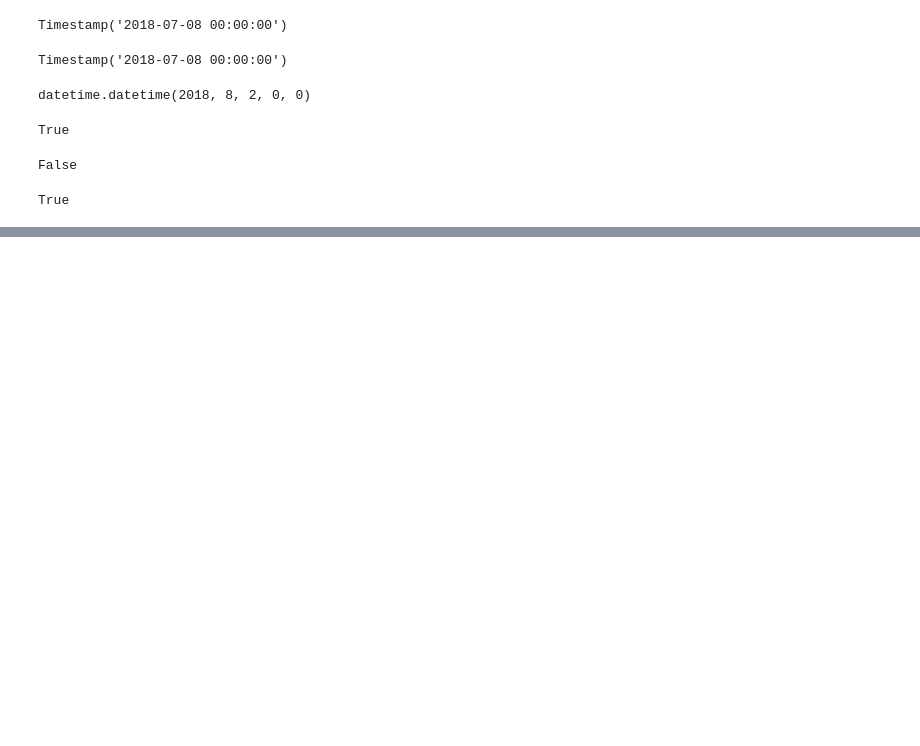
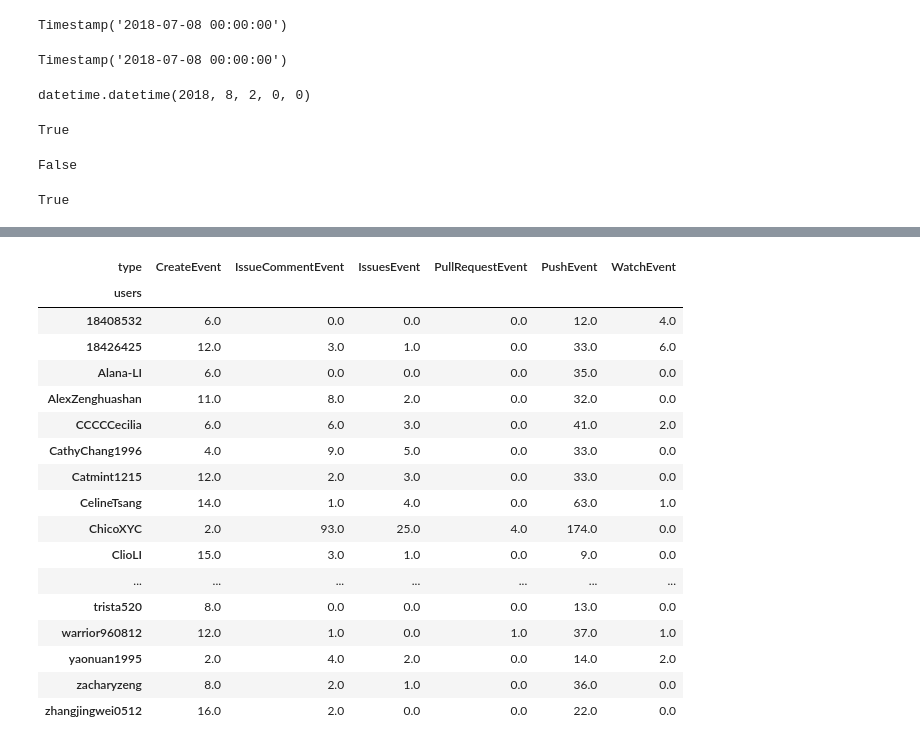
Before and after one commit to hupili/github-activies, a Jupyter notebook: leaderboard.ipynb, the cells around one changed output, grey strips where cells are left out. Cells and saved outputs as stored; diff of their text form; code cells hidden in the pictures; blank space fills up the shorter version.

```diff
--- a/leaderboard.ipynb
+++ b/leaderboard.ipynb
@@ -302,0 +334,2 @@ True
+# %%
+df_details = pd.read_csv('data/user-activity-details.csv')
@@ -302,0 +360,24 @@ True
+# %%
+events = ['CreateEvent', 'IssueCommentEvent', 'IssuesEvent', 'PullRequestEvent', 'PushEvent', 'WatchEvent']
+# %%
+df_details.pivot_table(
+    columns='type', index='users', values='time', aggfunc='count')[events].fillna(0)
+# %% [output]
+| type | CreateEvent | IssueCommentEvent | IssuesEvent | PullRequestEvent | PushEvent | WatchEvent |
+| users |  |  |  |  |  |  |
+| 18408532 | 6.0 | 0.0 | 0.0 | 0.0 | 12.0 | 4.0 |
+| 18426425 | 12.0 | 3.0 | 1.0 | 0.0 | 33.0 | 6.0 |
+| Alana-LI | 6.0 | 0.0 | 0.0 | 0.0 | 35.0 | 0.0 |
+| AlexZenghuashan | 11.0 | 8.0 | 2.0 | 0.0 | 32.0 | 0.0 |
+| CCCCCecilia | 6.0 | 6.0 | 3.0 | 0.0 | 41.0 | 2.0 |
+| CathyChang1996 | 4.0 | 9.0 | 5.0 | 0.0 | 33.0 | 0.0 |
+| Catmint1215 | 12.0 | 2.0 | 3.0 | 0.0 | 33.0 | 0.0 |
+| CelineTsang | 14.0 | 1.0 | 4.0 | 0.0 | 63.0 | 1.0 |
+| ChicoXYC | 2.0 | 93.0 | 25.0 | 4.0 | 174.0 | 0.0 |
+| ClioLI | 15.0 | 3.0 | 1.0 | 0.0 | 9.0 | 0.0 |
+| ... | ... | ... | ... | ... | ... | ... |
+| trista520 | 8.0 | 0.0 | 0.0 | 0.0 | 13.0 | 0.0 |
+| warrior960812 | 12.0 | 1.0 | 0.0 | 1.0 | 37.0 | 1.0 |
+| yaonuan1995 | 2.0 | 4.0 | 2.0 | 0.0 | 14.0 | 2.0 |
+| zacharyzeng | 8.0 | 2.0 | 1.0 | 0.0 | 36.0 | 0.0 |
+| zhangjingwei0512 | 16.0 | 2.0 | 0.0 | 0.0 | 22.0 | 0.0 |
```
Also changed, not shown: parts of 11 cells of this notebook.
